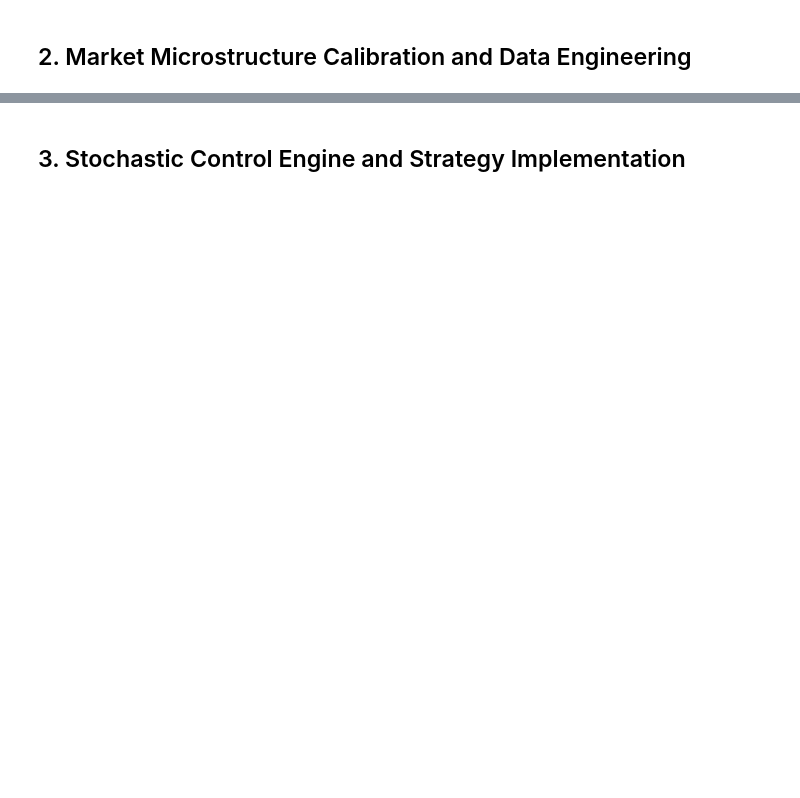
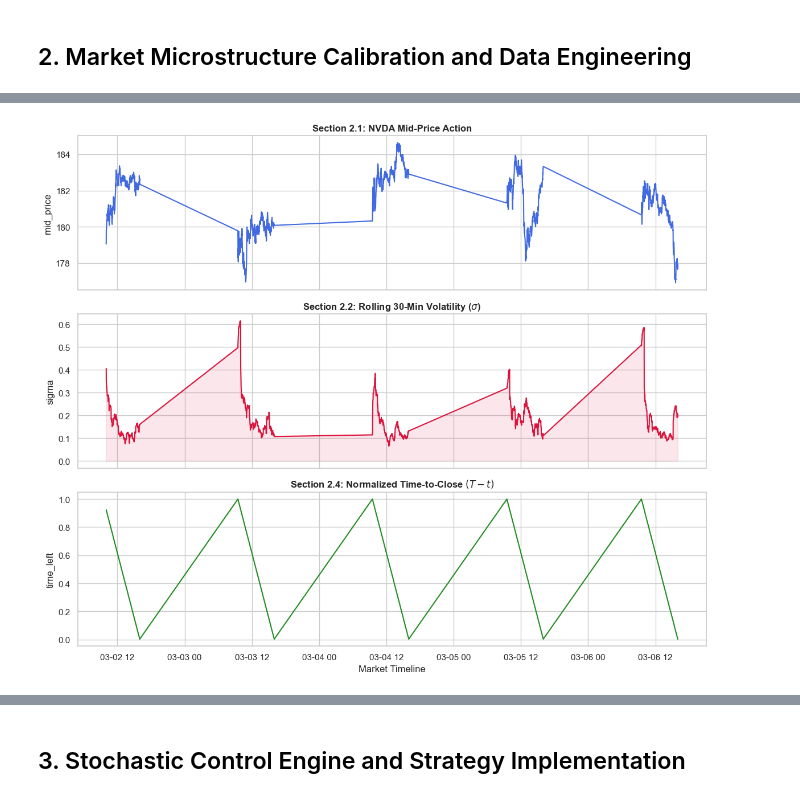
Before and after one commit to hoangharry-tm/QuantLab, a Jupyter notebook: AvellanedaStoikovMME/Avellaneda_Stoikov_Market_Making_Engine.ipynb, the cells around one changed output, grey strips where cells are left out. Drawn from its saved outputs; the diff is of its cells as text; code cells hidden in the pictures; blank space fills up the shorter version.

```diff
--- a/AvellanedaStoikovMME/Avellaneda_Stoikov_Market_Making_Engine.ipynb
+++ b/AvellanedaStoikovMME/Avellaneda_Stoikov_Market_Making_Engine.ipynb
@@ -57,2 +68,82 @@ $$
 # %% [markdown]
 ## 2. Market Microstructure Calibration and Data Engineering
+# %%
+import yfinance as yf
+import polars as pl
+import seaborn as sns
+import matplotlib.pyplot as plt
+import pandas as pd
+import numpy as np
+from datetime import datetime
+
+# --- 1. Settings & Hyperparameters ---
+TICKER = "NVDA"
+WINDOW_SIGMA = 30
+A_INTENSITY = 140.0
+K_DECAY = 1.5
+
+sns.set_theme(style="whitegrid", palette="muted")
+
+# --- 2.1. Data Acquisition & Cleaning ---
+raw = yf.download(TICKER, period="5d", interval="1m")
+if isinstance(raw.columns, pd.MultiIndex):
+    raw.columns = raw.columns.get_level_values(0)
+
+# Convert to Polars and Localize Timezone
+df = pl.from_pandas(raw.reset_index())
+df = (
+    df.rename({"Datetime": "timestamp", "Close": "mid_price"}).with_columns(
+        pl.col("timestamp").dt.convert_time_zone("America/New_York")
+    )
+    # Filter for NYSE Market Hours (09:30 - 16:00)
+    .filter(
+        (pl.col("timestamp").dt.time() >= datetime.strptime("09:30", "%H:%M").time())
+        & (pl.col("timestamp").dt.time() <= datetime.strptime("16:00", "%H:%M").time())
+    )
+)
+
+# --- 2.2. Volatility Estimation (Sigma) ---
+df = df.with_columns(
+    sigma=pl.col("mid_price").diff().rolling_std(window_size=WINDOW_SIGMA)
+).drop_nulls()
+
+# --- 2.3. & 2.4. Calibration & Temporal Features (T-t) ---
+df = df.with_columns(
+    # Constants
+    A=pl.lit(A_INTENSITY),
+    k=pl.lit(K_DECAY),
+    # Time Remaining: Normalized 1.0 (Open) to 0.0 (Close)
+    market_close=pl.col("timestamp").dt.truncate("1d").dt.offset_by("16h"),
+).with_columns(
+    time_left=(pl.col("market_close") - pl.col("timestamp")).dt.total_minutes() / 390
+)
+
+# --- Visualization ---
+fig, axes = plt.subplots(3, 1, figsize=(12, 10), sharex=True)
+
+# Plot 1: Mid Price
+sns.lineplot(data=df, x="timestamp", y="mid_price", ax=axes[0], color="royalblue")
+axes[0].set_title(f"Section 2.1: {TICKER} Mid-Price Action", fontweight="bold")
+
+# Plot 2: Volatility
+sns.lineplot(data=df, x="timestamp", y="sigma", ax=axes[1], color="crimson")
+axes[1].fill_between(df["timestamp"], 0, df["sigma"], color="crimson", alpha=0.1)
+axes[1].set_title(
+    f"Section 2.2: Rolling {WINDOW_SIGMA}-Min Volatility ($\\sigma$)", fontweight="bold"
+)
+
+# Plot 3: Time Decay
+sns.lineplot(data=df, x="timestamp", y="time_left", ax=axes[2], color="forestgreen")
+axes[2].set_title("Section 2.4: Normalized Time-to-Close $(T-t)$", fontweight="bold")
+axes[2].set_xlabel("Market Timeline")
+
+plt.tight_layout()
+plt.show()
+
+# Final Data Preview
+# print(df.select(["timestamp", "mid_price", "sigma", "time_left", "A",
+# "k"]).head(20))
+
+
+df.select(["timestamp", "mid_price", "sigma", "time_left", "A", "k"]).head(20)
+# %% [output]
@@ -58,0 +151 @@ $$
+[figure, added]
```
Also changed, not shown: parts of 7 cells of this notebook, 1 other file.
